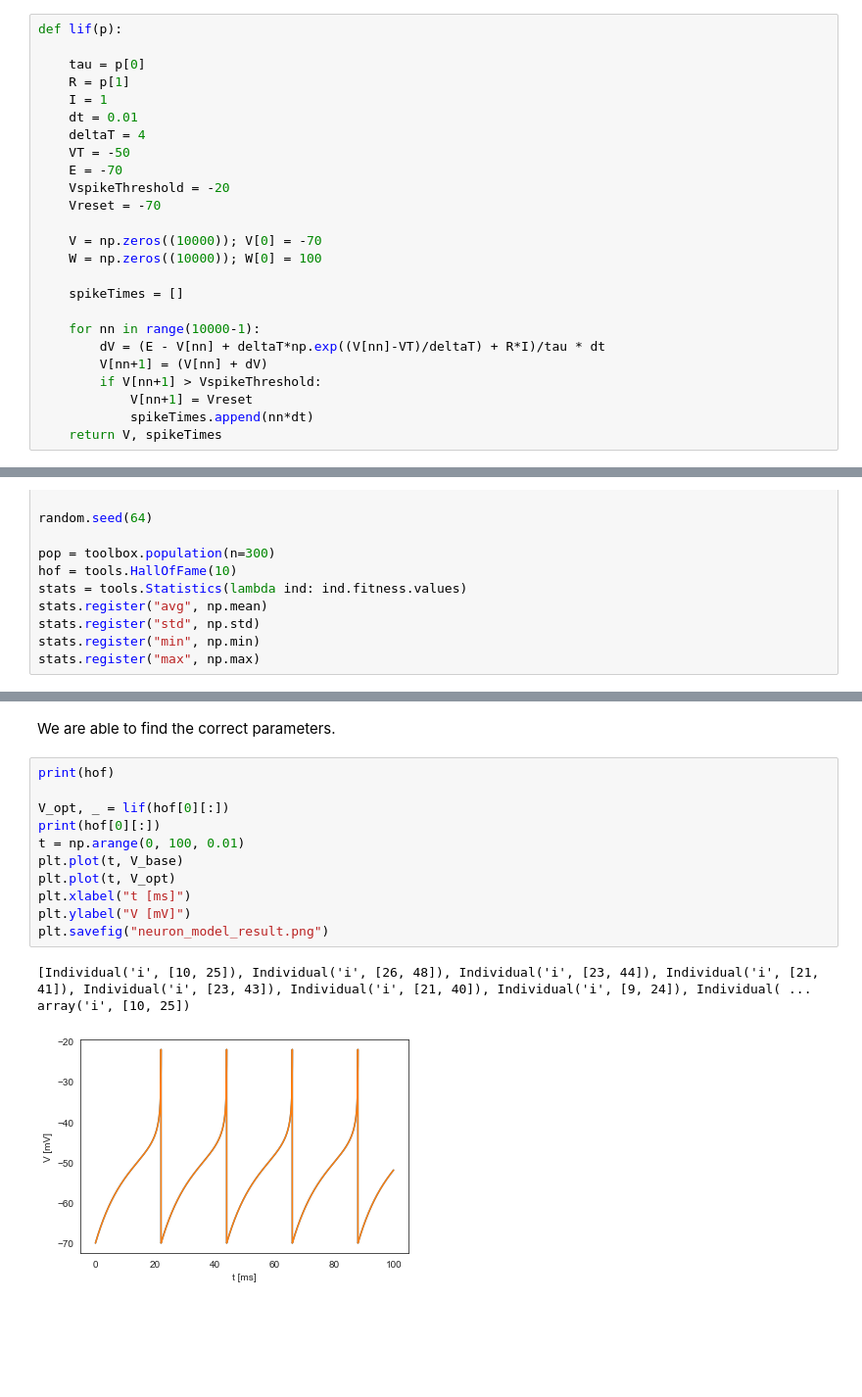
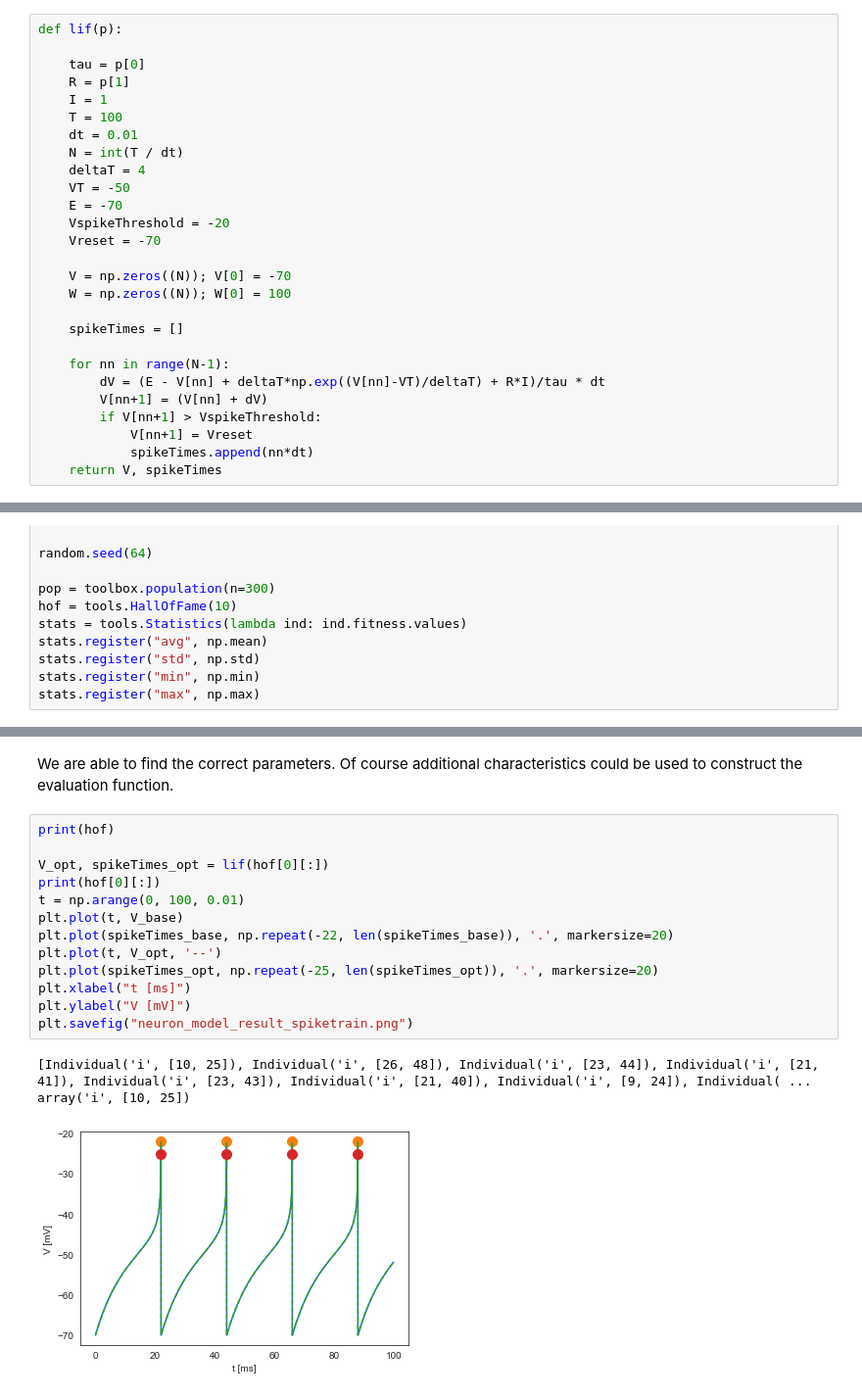
Before and after one commit to AlexGit90/gaNeuronModelOptimization, a Jupyter notebook: main.ipynb, the cells around one changed output, grey strips where cells are left out. Shown at 98% size. Drawn from its saved outputs; the diff is of its cells as text; blank space fills up the shorter version.

Commit message:
added third plot

```diff
--- a/main.ipynb
+++ b/main.ipynb
@@ -11,19 +11,21 @@ def lif(p):
     tau = p[0]
     R = p[1]
     I = 1
+    T = 100
     dt = 0.01
+    N = int(T / dt)
     deltaT = 4
     VT = -50
     E = -70
     VspikeThreshold = -20
     Vreset = -70
 
-    V = np.zeros((10000)); V[0] = -70
-    W = np.zeros((10000)); W[0] = 100
+    V = np.zeros((N)); V[0] = -70
+    W = np.zeros((N)); W[0] = 100
 
     spikeTimes = []
 
-    for nn in range(10000-1):
+    for nn in range(N-1):
         dV = (E - V[nn] + deltaT*np.exp((V[nn]-VT)/deltaT) + R*I)/tau * dt
         V[nn+1] = (V[nn] + dV)
         if V[nn+1] > VspikeThreshold:
@@ -193,17 +190,19 @@ gen     nevals  avg             std     min             max
 # %% [markdown]
-We are able to find the correct parameters.
+We are able to find the correct parameters. Of course additional characteristics could be used to construct the evaluation function.
 # %%
 print(hof)
 
-V_opt, _ = lif(hof[0][:])
+V_opt, spikeTimes_opt = lif(hof[0][:])
 print(hof[0][:])
 t = np.arange(0, 100, 0.01)
 plt.plot(t, V_base)
-plt.plot(t, V_opt)
+plt.plot(spikeTimes_base, np.repeat(-22, len(spikeTimes_base)), '.', markersize=20)
+plt.plot(t, V_opt, '--')
+plt.plot(spikeTimes_opt, np.repeat(-25, len(spikeTimes_opt)), '.', markersize=20)
 plt.xlabel("t [ms]")
 plt.ylabel("V [mV]")
-plt.savefig("neuron_model_result.png")
+plt.savefig("neuron_model_result_spiketrain.png")
 # %% [output]
 [Individual('i', [10, 25]), Individual('i', [26, 48]), Individual('i', [23, 44]), Individual('i', [21, 41]), Individual('i', [23, 43]), Individual('i', [21, 40]), Individual('i', [9, 24]), Individual( ...
 array('i', [10, 25])
-[figure, old version]
+[figure, new version]
```
Also changed, not shown: parts of 1 cell of this notebook, 1 other file.
